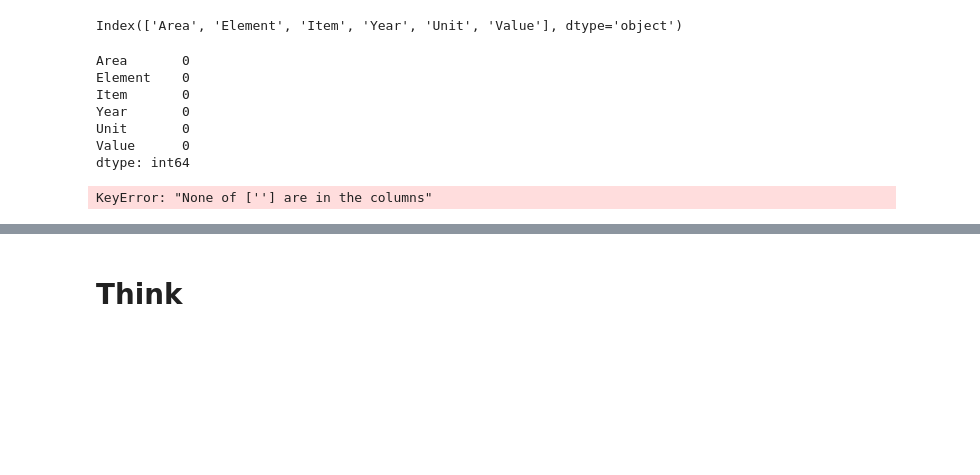
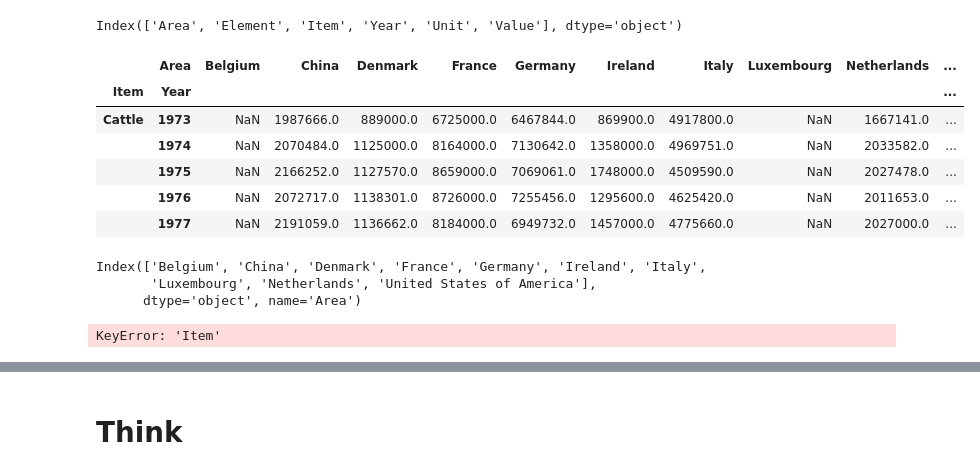
Before and after one commit to Shaun7559/CA2-Semester-1-SS, a Jupyter notebook: Report/Shaun_Smith_CA2_MSc_Data_Analytics.ipynb, the cells around one changed output, grey strips where cells are left out. Cells and saved outputs as stored; diff of their text form; code cells hidden in the pictures; blank space fills up the shorter version.

Commit message:
Pivot performed
Data pivoted by country

```diff
--- a/Report/Shaun_Smith_CA2_MSc_Data_Analytics.ipynb
+++ b/Report/Shaun_Smith_CA2_MSc_Data_Analytics.ipynb
@@ -1101,17 +1085,3 @@ slaughter_clean.head()
 slaughter_clean.columns
 # %% [output]
 Index(['Area', 'Element', 'Item', 'Year', 'Unit', 'Value'], dtype='object')
-# %%
-slaughter_clean.isnull().sum()
-# %% [output]
-Area       0
-Element    0
-Item       0
-Year       0
-Unit       0
-Value      0
-dtype: int64
-# %%
-slaughter_pivot = slaughter_clean.pivot(index='Value', columns='Area')
-# %% [output]
-KeyError: "None of [''] are in the columns"
@@ -1119,0 +1088,22 @@ df = pd.melt(df, id_vars=['State', 'Code'], var_name="Year", value_name="Populat
+# %%
+slaughter_pivot = pd.pivot_table(data=slaughter_clean, index=["Item", "Year"], values="Value", columns="Area")
+# %%
+slaughter_pivot.head()
+# %% [output]
+|  | Area | Belgium | China | Denmark | France | Germany | Ireland | Italy | Luxembourg | Netherlands | ... |
+| Item | Year |  |  |  |  |  |  |  |  |  | ... |
+| Cattle | 1973 | NaN | 1987666.0 | 889000.0 | 6725000.0 | 6467844.0 | 869900.0 | 4917800.0 | NaN | 1667141.0 | ... |
+|  | 1974 | NaN | 2070484.0 | 1125000.0 | 8164000.0 | 7130642.0 | 1358000.0 | 4969751.0 | NaN | 2033582.0 | ... |
+|  | 1975 | NaN | 2166252.0 | 1127570.0 | 8659000.0 | 7069061.0 | 1748000.0 | 4509590.0 | NaN | 2027478.0 | ... |
+|  | 1976 | NaN | 2072717.0 | 1138301.0 | 8726000.0 | 7255456.0 | 1295600.0 | 4625420.0 | NaN | 2011653.0 | ... |
+|  | 1977 | NaN | 2191059.0 | 1136662.0 | 8184000.0 | 6949732.0 | 1457000.0 | 4775660.0 | NaN | 2027000.0 | ... |
+# %%
+slaughter_pivot.columns
+# %% [output]
+Index(['Belgium', 'China', 'Denmark', 'France', 'Germany', 'Ireland', 'Italy',
+       'Luxembourg', 'Netherlands', 'United States of America'],
+      dtype='object', name='Area')
+# %%
+slaughter_pivot['Item'].isnull().sum()
+# %% [output]
+KeyError: 'Item'
```
Also changed, not shown: parts of 14 cells of this notebook.
